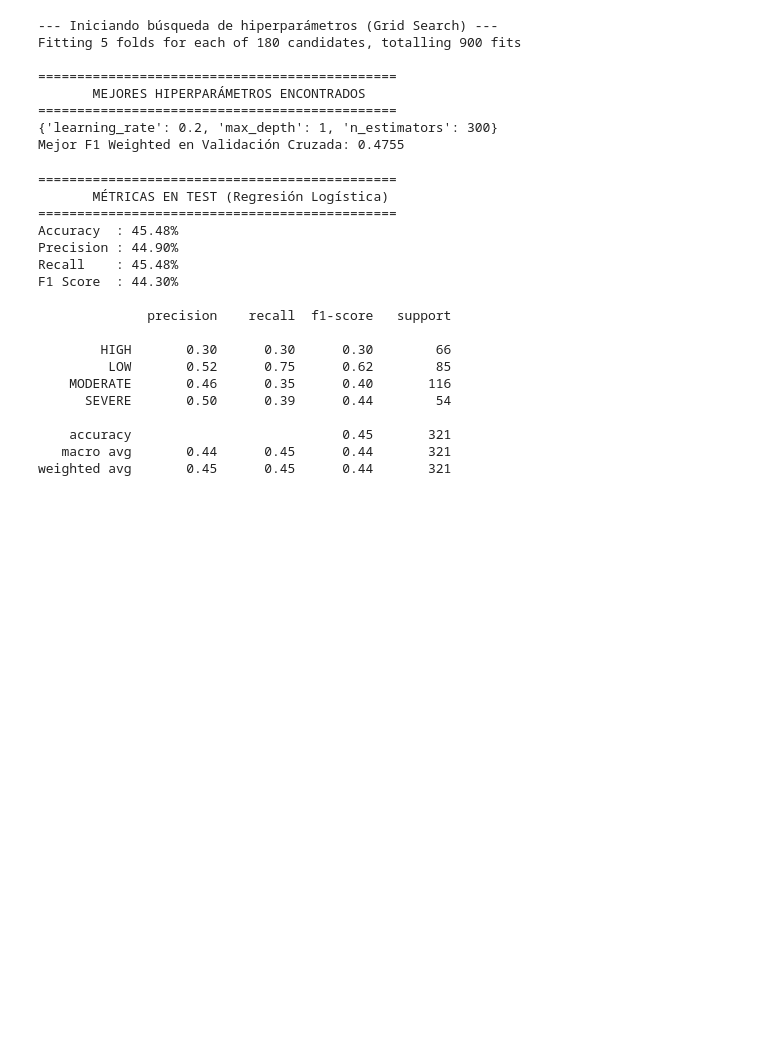
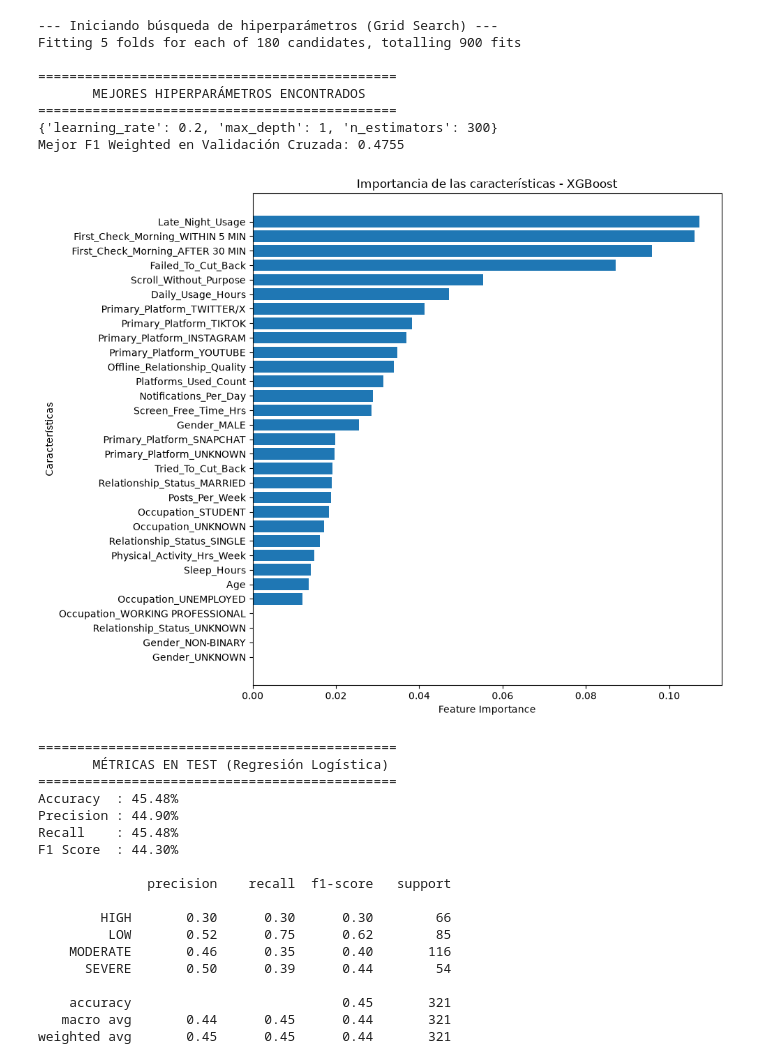
Before and after one commit to juanbarbadiaz/proyecto-final-bd17, a Jupyter notebook: ML MWB/ML_MWB_Classifier.ipynb, the cells around one changed output. Saved outputs shown, nothing was run; the diff lists cells and outputs as text; code cells hidden in the pictures; blank space fills up the shorter version.

```diff
--- a/ML MWB/ML_MWB_Classifier.ipynb
+++ b/ML MWB/ML_MWB_Classifier.ipynb
@@ -324,6 +324,41 @@ Fitting 5 folds for each of 180 candidates, totalling 900 fits
 ==============================================
 {'learning_rate': 0.2, 'max_depth': 1, 'n_estimators': 300}
 Mejor F1 Weighted en Validación Cruzada: 0.4755
+# %%
+# Obtener el mejor modelo
+mejor_modelo = grid_search.best_estimator_
+
+# Obtener importancia de las características
+feature_importance = pd.DataFrame({
+    'Feature': X_train_codificado.columns,
+    'Importance': mejor_modelo.feature_importances_
+})
+
+# Ordenar de menor a mayor para que el gráfico quede bien
+feature_importance = feature_importance.sort_values(
+    by='Importance',
+    ascending=True
+)
+
+# ==========================================
+# GRÁFICO DE BARRAS HORIZONTALES
+# ==========================================
+
+plt.figure(figsize=(10, 8))
+
+plt.barh(
+    feature_importance['Feature'],
+    feature_importance['Importance']
+)
+
+plt.xlabel('Feature Importance')
+plt.ylabel('Características')
+plt.title('Importancia de las características - XGBoost')
+
+plt.tight_layout()
+plt.show()
+# %% [output]
+[figure, added]
 # %%
 # 1. Tomar el mejor modelo encontrado por el GridSearch
 best_model = grid_search.best_estimator_
```
Also changed, not shown: 12 other files.
